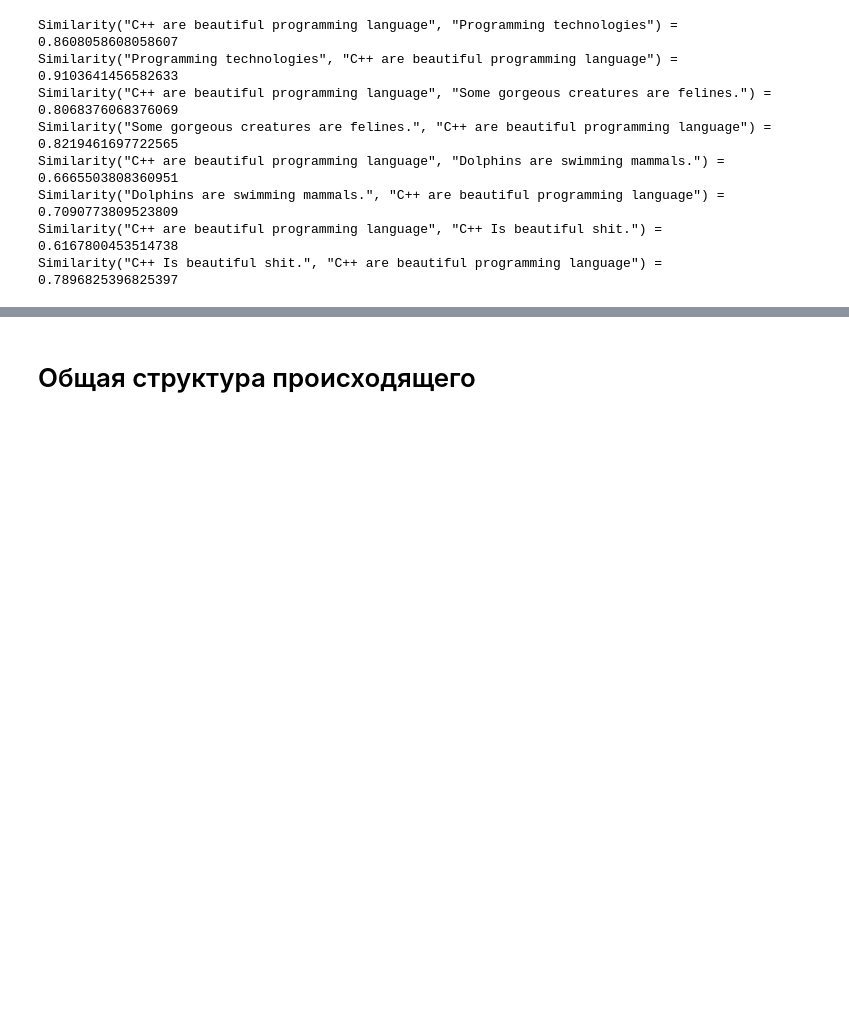
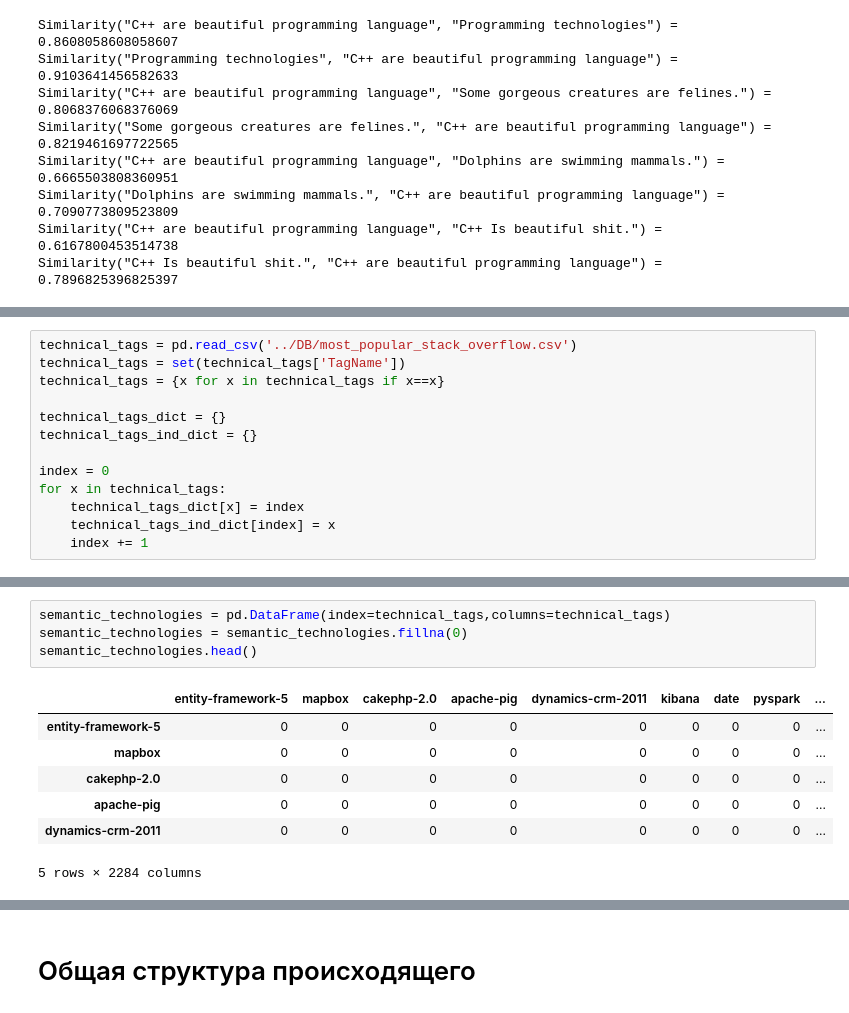
Before and after one commit to yaPhilya/Mentor_Hack, a Jupyter notebook: backend/backend.ipynb, the cells around one changed output, grey strips where cells are left out. Drawn from its saved outputs; the diff is of its cells as text; blank space fills up the shorter version.

```diff
--- a/backend/backend.ipynb
+++ b/backend/backend.ipynb
@@ -218,0 +226,13 @@ Similarity("C++ Is beautiful shit.", "C++ are beautiful programming language") =
+# %%
+technical_tags = pd.read_csv('../DB/most_popular_stack_overflow.csv')
+technical_tags = set(technical_tags['TagName'])
+technical_tags = {x for x in technical_tags if x==x}
+
+technical_tags_dict = {}
+technical_tags_ind_dict = {}
+
+index = 0
+for x in technical_tags:
+    technical_tags_dict[x] = index
+    technical_tags_ind_dict[index] = x
+    index += 1
@@ -218,0 +267,12 @@ Similarity("C++ Is beautiful shit.", "C++ are beautiful programming language") =
+# %%
+semantic_technologies = pd.DataFrame(index=technical_tags,columns=technical_tags)
+semantic_technologies = semantic_technologies.fillna(0)
+semantic_technologies.head()
+# %% [output]
+|  | entity-framework-5 | mapbox | cakephp-2.0 | apache-pig | dynamics-crm-2011 | kibana | date | pyspark | ... |
+| entity-framework-5 | 0 | 0 | 0 | 0 | 0 | 0 | 0 | 0 | ... |
+| mapbox | 0 | 0 | 0 | 0 | 0 | 0 | 0 | 0 | ... |
+| cakephp-2.0 | 0 | 0 | 0 | 0 | 0 | 0 | 0 | 0 | ... |
+| apache-pig | 0 | 0 | 0 | 0 | 0 | 0 | 0 | 0 | ... |
+| dynamics-crm-2011 | 0 | 0 | 0 | 0 | 0 | 0 | 0 | 0 | ... |
+5 rows × 2284 columns
```
Also changed, not shown: parts of 31 cells of this notebook, 1 other file.
